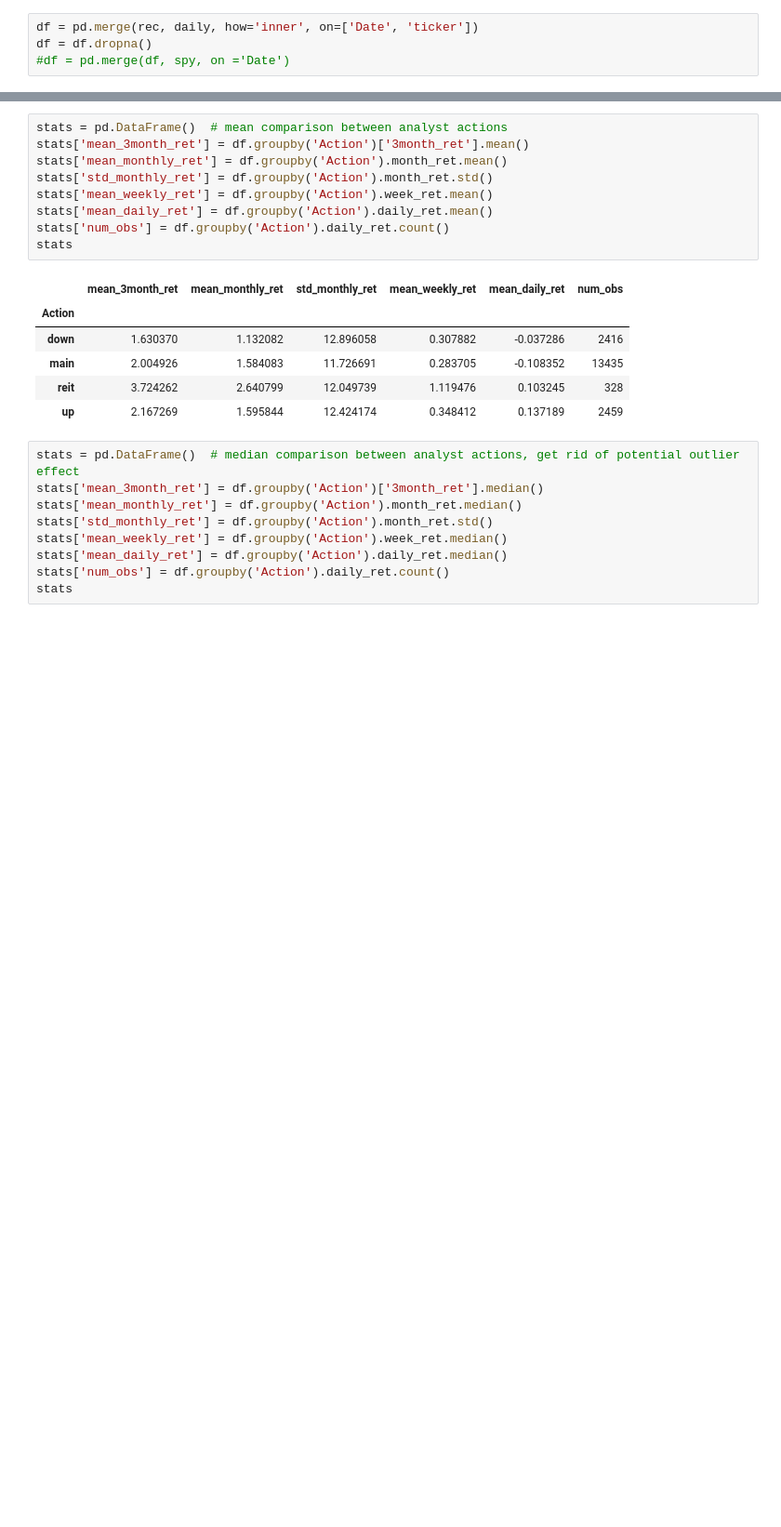
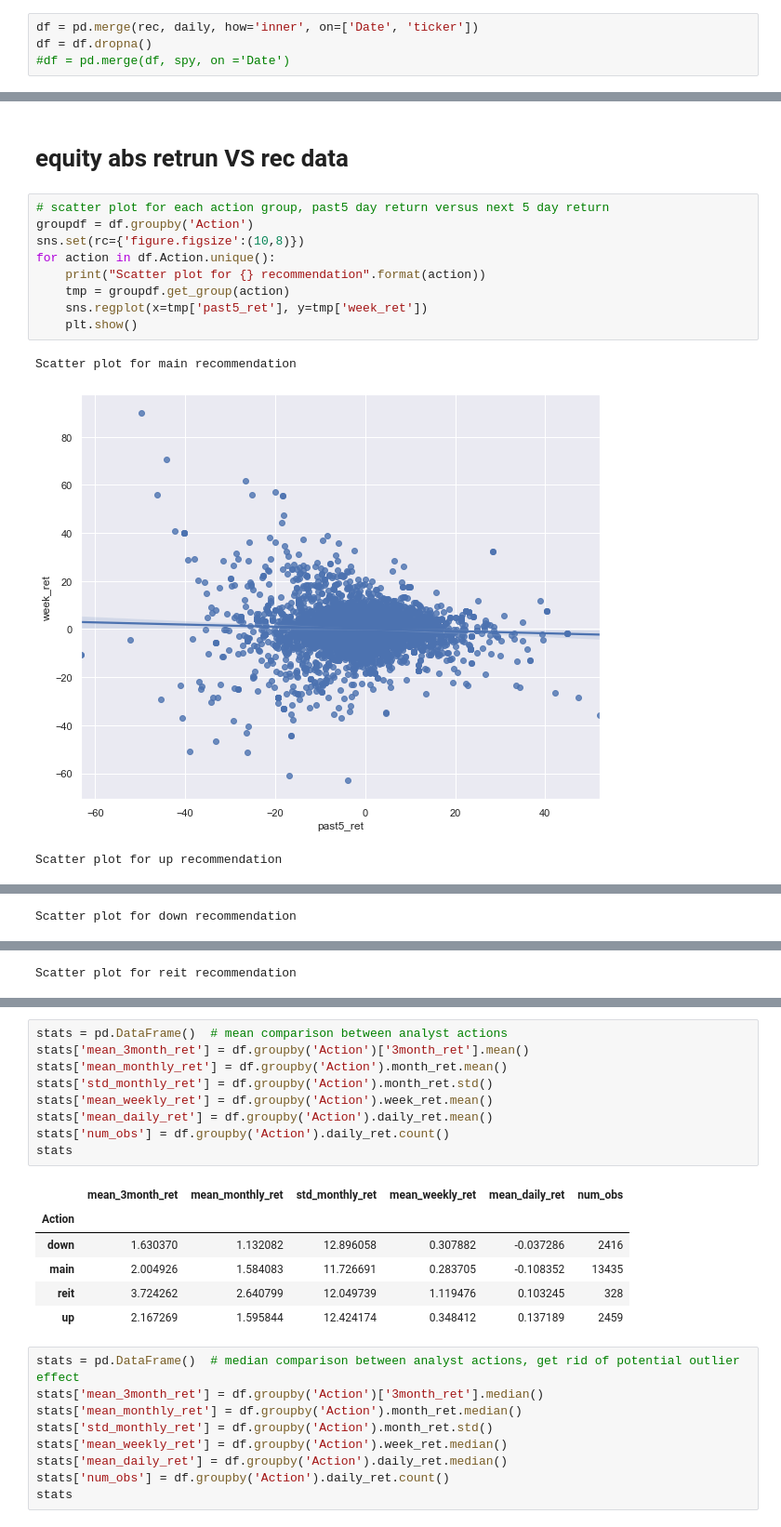
Before and after one commit to thomaschen2019/Fundamental-Tool, a Jupyter notebook: recommendation_research.ipynb, the cells around one changed output, grey strips where cells are left out. Shown at 93% size. Saved outputs shown, nothing was run; the diff lists cells and outputs as text; blank space fills up the shorter version.

```diff
--- a/recommendation_research.ipynb
+++ b/recommendation_research.ipynb
@@ -65,0 +77,15 @@ df.shape
+# %% [markdown]
+# equity abs retrun VS rec data
+# %%
+# scatter plot for each action group, past5 day return versus next 5 day return
+groupdf = df.groupby('Action')
+sns.set(rc={'figure.figsize':(10,8)})
+for action in df.Action.unique():
+    print("Scatter plot for {} recommendation".format(action))
+    tmp = groupdf.get_group(action)
+    sns.regplot(x=tmp['past5_ret'], y=tmp['week_ret'])
+    plt.show()
+# %% [output]
+Scatter plot for main recommendation
+[figure, added]
+Scatter plot for up recommendation
@@ -65,0 +93 @@ df.shape
+Scatter plot for down recommendation
@@ -65,0 +95 @@ df.shape
+Scatter plot for reit recommendation
```
Also changed, not shown: parts of 14 cells of this notebook.
